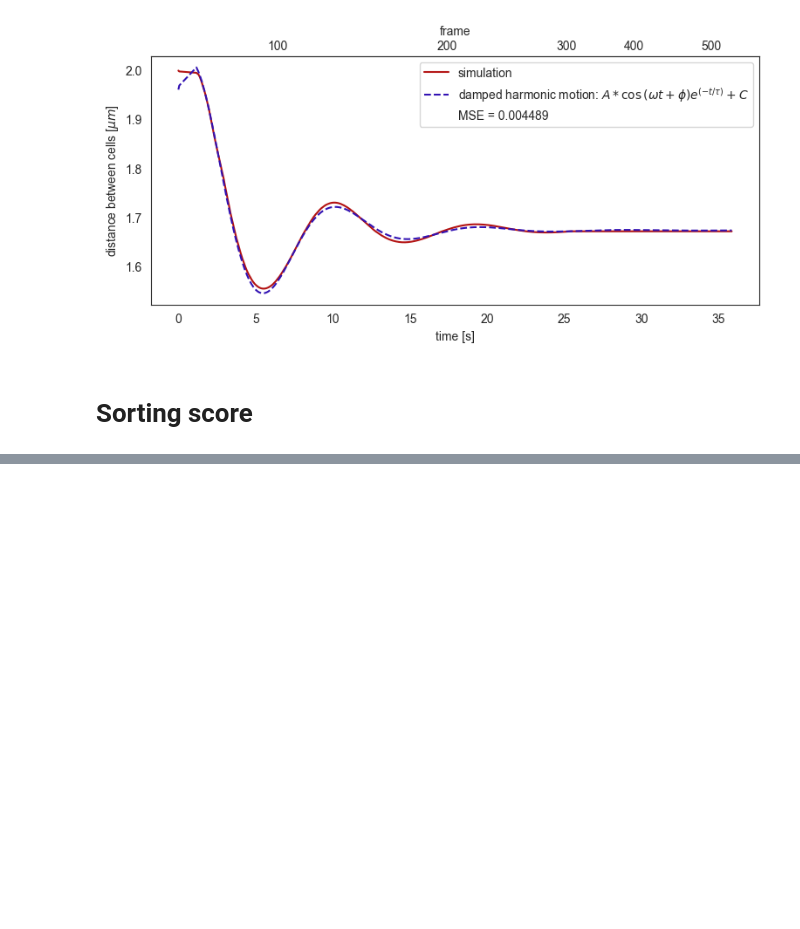
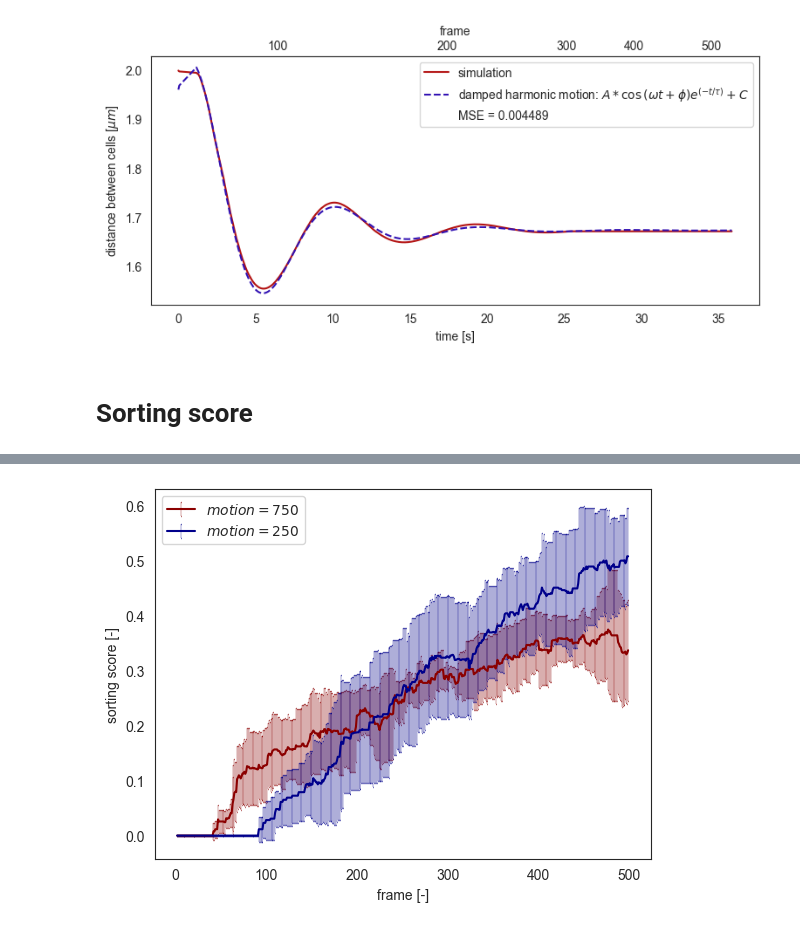
Before and after one commit to smegason/Goo, a Jupyter notebook: simulations/doublet.ipynb, the cells around one changed output, grey strips where cells are left out. Saved outputs shown, nothing was run; the diff lists cells and outputs as text; code cells hidden in the pictures; blank space fills up the shorter version.

```diff
--- a/simulations/doublet.ipynb
+++ b/simulations/doublet.ipynb
@@ -252,0 +332,11 @@ plt.plot(times)
+# %%
+# set working directory
+os.chdir("C:\\tmp\\adhesion-based-sorting\\RTX3080motion250seed5")
+
+# load data
+with open(f"data5.json", 'r') as f1:
+    data11 = json.load(f1)
+
+with open(f"data5_time.json", 'r') as f2:
+    times11 = json.load(f2)
+    times11 = [float(time) / 60 for time in list(times11.values())]
@@ -252,0 +430,52 @@ plt.plot(times)
+# %%
+# random motion = -750
+averages1 = [sum(items) / len(items) for items in zip(*[values1_cellsA, values1_cellsB])]
+averages2 = [sum(items) / len(items) for items in zip(*[values2_cellsA, values2_cellsB])]
+averages3 = [sum(items) / len(items) for items in zip(*[values3_cellsA, values3_cellsB])]
+averages4 = [sum(items) / len(items) for items in zip(*[values4_cellsA, values4_cellsB])]
+averages5 = [sum(items) / len(items) for items in zip(*[values5_cellsA, values5_cellsB])]
+# Calculate mean and standard deviation
+mean_values = np.mean([averages1, averages2, averages3, averages4, averages5], axis=0)
+std_values = np.std([averages1, averages2, averages3, averages4, averages5], axis=0)
+
+# random motion = -250
+averages6 = [sum(items) / len(items) for items in zip(*[values6_cellsA, values6_cellsB])]
+averages8 = [sum(items) / len(items) for items in zip(*[values8_cellsA, values8_cellsB])]
+averages9 = [sum(items) / len(items) for items in zip(*[values9_cellsA, values9_cellsB])]
+averages10 = [sum(items) / len(items) for items in zip(*[values10_cellsA, values10_cellsB])]
+averages11 = [sum(items) / len(items) for items in zip(*[values11_cellsA, values11_cellsB])]
+
+# Calculate mean and standard deviation
+mean_values250 = np.mean([averages6, averages8, averages9, averages10, averages11], axis=0)
+std_values250 = np.std([averages6, averages8, averages9, averages10, averages11], axis=0)
+
+# Normalize mean and standard deviation
+normalized_mean = (mean_values - np.min(mean_values)) / (np.max(mean_values) - np.min(mean_values))
+normalized_std = std_values / (np.max(mean_values) - np.min(mean_values))
+
+#normalized_std = np.minimum(normalized_std, 1.0)
+
+# Plot mean with standard deviation
+plt.errorbar(frames, mean_values, yerr=std_values, fmt='-',
+             color = 'darkred', ecolor = 'darkred',
+             capsize = 0.2, elinewidth = 0.25, capthick = 1,
+             label='n=5')
+
+plt.errorbar(frames, mean_values250, yerr=std_values250, fmt='-',
+             color = 'darkblue', ecolor = 'darkblue',
+             capsize = 0.2, elinewidth = 0.25, capthick = 1,
+             label='n=5')
+
+#plt.plot(frames6, averages6)
+
+# labels and legend
+plt.ylabel(r'sorting score [-]')
+plt.xlabel(r'frame [-]')
+#plt.legend(title = r'$falloff\_power = 0;   strength = -1000$')
+plt.legend([r'$motion = 750$', r'$motion = 250$'])
+locs, labels = xticks()
+
+# plot save to data foler
+plt.savefig(f"sorting_score.png", transparent = True, dpi=500)
+# %% [output]
+[figure, added]
```
Also changed, not shown: parts of 13 cells of this notebook, 1 other file.
